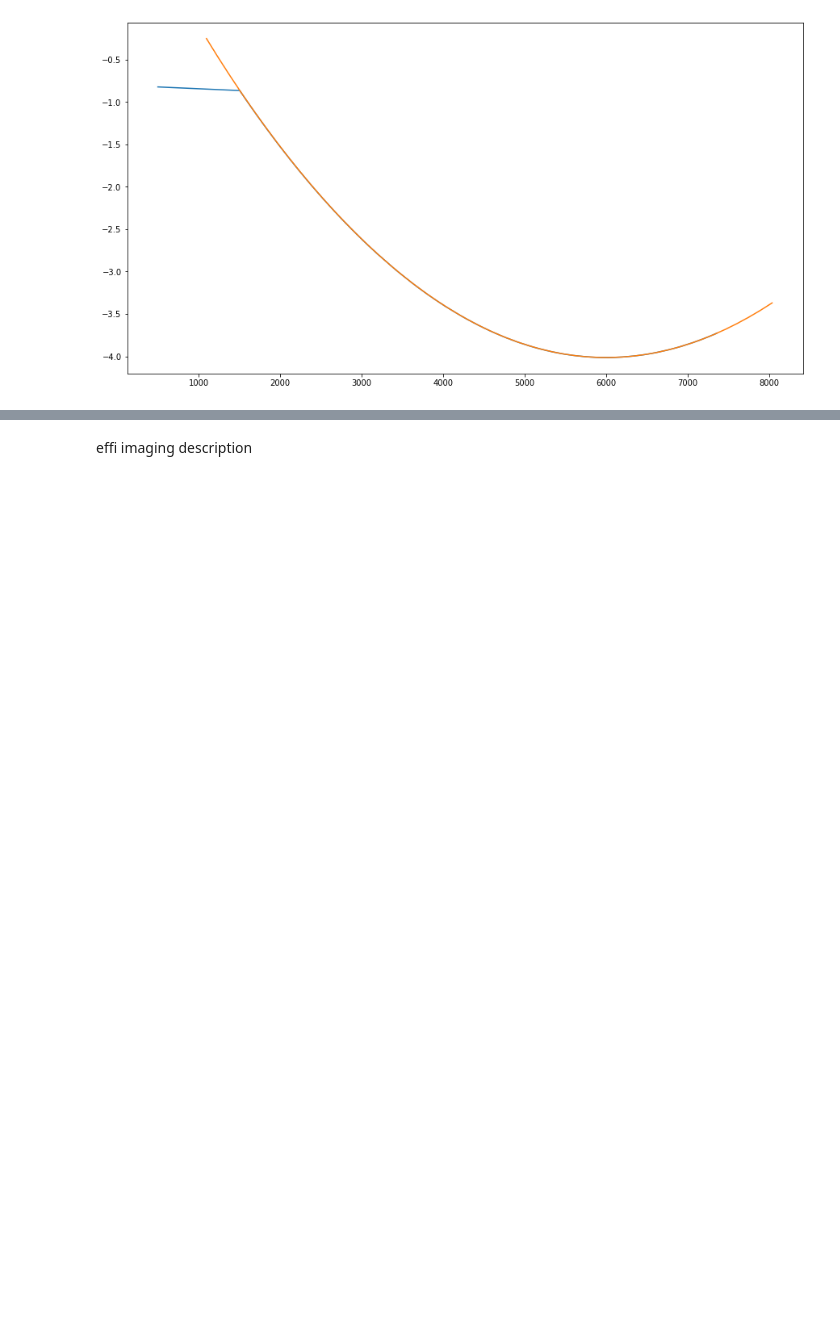
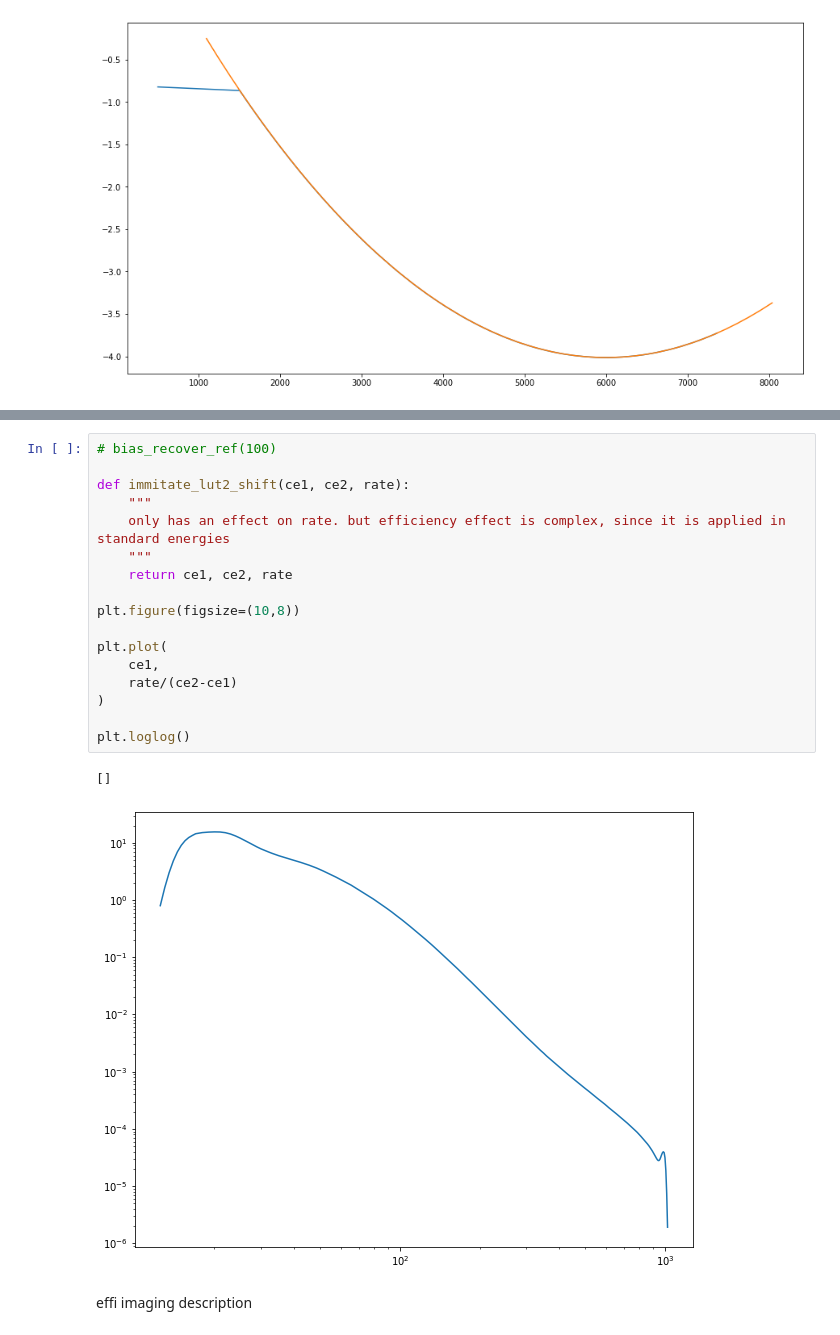
Before and after one commit to volodymyrss/volodymyrss.github.io, a Jupyter notebook: integral-ibis-isgri-le-response/_sources/effi-rsp-lut2.ipynb, the cells around one changed output, grey strips where cells are left out. Drawn from its saved outputs; the diff is of its cells as text; blank space fills up the shorter version.

```diff
--- a/integral-ibis-isgri-le-response/_sources/effi-rsp-lut2.ipynb
+++ b/integral-ibis-isgri-le-response/_sources/effi-rsp-lut2.ipynb
@@ -689,3 +802,23 @@ plt.loglog()
+# %%
+# bias_recover_ref(100)
+
+def immitate_lut2_shift(ce1, ce2, rate):
+    """
+    only has an effect on rate. but efficiency effect is complex, since it is applied in standard energies
+    """
+    return ce1, ce2, rate
+
+plt.figure(figsize=(10,8))
+
+plt.plot(
+    ce1,
+    rate/(ce2-ce1)
+)
+
+plt.loglog()
+# %% [output]
+[]
+[figure, added]
 # %% [markdown]
 effi imaging description
 # %% [markdown]
```
Also changed, not shown: parts of 5 cells of this notebook, 8 other files.
